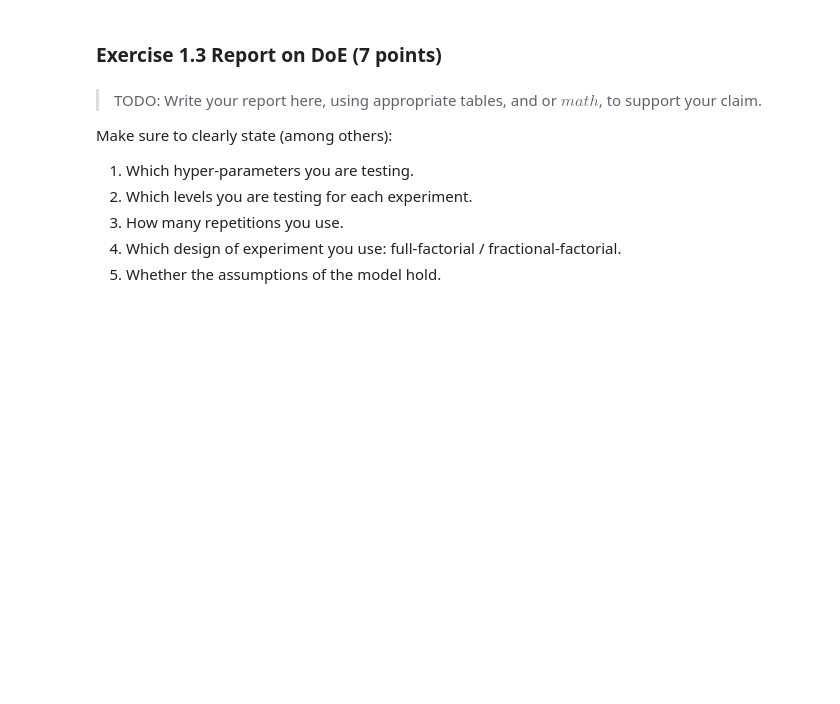
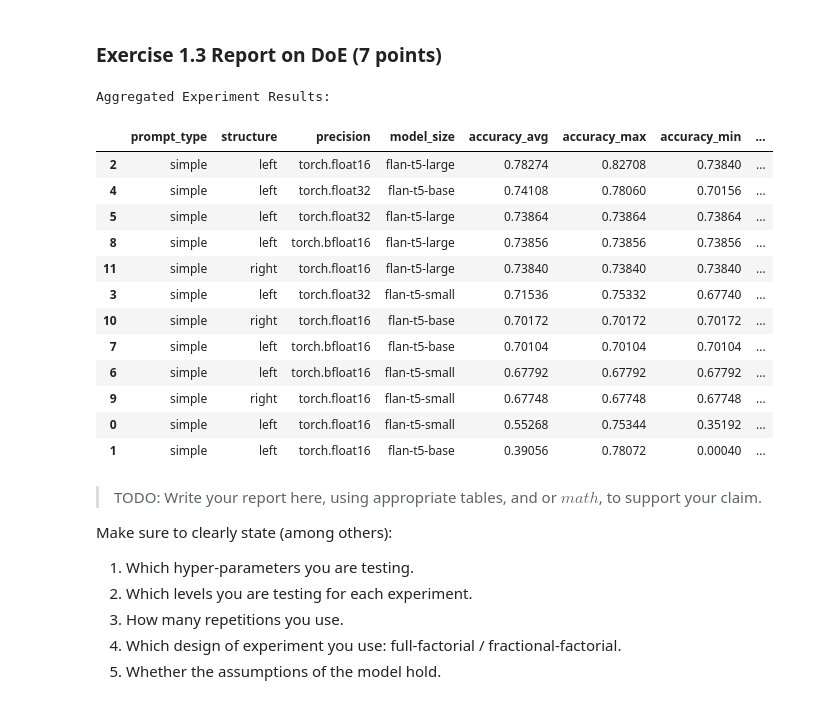
Before and after one commit to Sosekie/MSGAI, a Jupyter notebook: Lab/fcr_homework_llm.ipynb, the cells around one changed output. Drawn from its saved outputs; the diff is of its cells as text; code cells hidden in the pictures; blank space fills up the shorter version.

```diff
--- a/Lab/fcr_homework_llm.ipynb
+++ b/Lab/fcr_homework_llm.ipynb
@@ -1789,10 +1795,12 @@ def run_q2_evaluation(
         pbar.set_description(f'Batch {idx}')
         input_ids, attention_mask, label = batch['input_ids'].to(device), batch['attention_mask'].to(device), batch['label'].to(device)
 
+
         # TODO: You might need to implement something for your experiment here!
 
         # YOUR CODE GOES HERE
-        ...
+
+
         # END OF YOUR CODE
         outputs = model.generate(
             input_ids,
@@ -1802,6 +1810,14 @@ def run_q2_evaluation(
         prediction = tokenizer.batch_decode(outputs, skip_special_tokens=True)
         prediction_list.append(prediction)
         label_list.append(label.cpu().tolist())
+
+        if idx%100==0:
+            print('idx: ', idx)
+            print("input_ids: ", input_ids)
+            print("prediction: ", prediction)
+            print("label: ", label)
+            print("batch['text']: ", batch['text'])
+
     return prediction_list, label_list
 # %% [markdown]
 ### Exericse 2.2.1 Design of Experiments
@@ -1833,3 +1989,71 @@ Ellipsis
+# %%
+# TODO: Code for your evaluation of results and write a small report on the
+
+import json
+import pandas as pd
+
+experiment_results = []
+for config in EXPERIMENT_CONFIGURATIONS:
+    precision_str = str(config['precision'])
+
+    accuracies = []
+    begin_times = []
+    end_times = []
+
+    for i in range(1, 3):
+        file_path = f"results_few-shot/{config['model_size']}/{config['prompt_type']}_{config['structure']}_{precision_str}_{i}.json"
+
+        try:
+            with open(file_path, 'r') as f:
+                result = json.load(f)
+                accuracies.append(result['accuracy'])
+                begin_times.append(result['begin_time'])
+                end_times.append(result['end_time'])
+        except FileNotFoundError:
+            # print(f"File not found: {file_path}")
+            continue
+
+    if accuracies:
+        experiment_results.append({
+            'prompt_type': config['prompt_type'],
+            'structure': config['structure'],
+            'precision': precision_str,
+            'model_size': config['model_size'],
+            'accuracy_avg': sum(accuracies) / len(accuracies),
+            'accuracy_max': max(accuracies),
+            'accuracy_min': min(accuracies),
+            'begin_time_avg': sum(begin_times) / len(begin_times),
+            'begin_time_max': max(begin_times),
+            'begin_time_min': min(begin_times),
+            'end_time_avg': sum(end_times) / len(end_times),
+            'end_time_max': max(end_times),
+            'end_time_min': min(end_times),
+        })
+
+df_results = pd.DataFrame(experiment_results)[[
+    'prompt_type', 'structure', 'precision', 'model_size',
+    'accuracy_avg', 'accuracy_max', 'accuracy_min',
+    'begin_time_avg', 'begin_time_max', 'begin_time_min',
+    'end_time_avg', 'end_time_max', 'end_time_min'
+]].sort_values(by='accuracy_avg', ascending=False)
+
+print("Aggregated Experiment Results:")
+display(df_results)
+# %% [output]
+Aggregated Experiment Results:
+|  | prompt_type | structure | precision | model_size | accuracy_avg | accuracy_max | accuracy_min | ... |
+| 2 | simple | left | torch.float16 | flan-t5-large | 0.78274 | 0.82708 | 0.73840 | ... |
+| 4 | simple | left | torch.float32 | flan-t5-base | 0.74108 | 0.78060 | 0.70156 | ... |
+| 5 | simple | left | torch.float32 | flan-t5-large | 0.73864 | 0.73864 | 0.73864 | ... |
+| 8 | simple | left | torch.bfloat16 | flan-t5-large | 0.73856 | 0.73856 | 0.73856 | ... |
+| 11 | simple | right | torch.float16 | flan-t5-large | 0.73840 | 0.73840 | 0.73840 | ... |
+| 3 | simple | left | torch.float32 | flan-t5-small | 0.71536 | 0.75332 | 0.67740 | ... |
+| 10 | simple | right | torch.float16 | flan-t5-base | 0.70172 | 0.70172 | 0.70172 | ... |
+| 7 | simple | left | torch.bfloat16 | flan-t5-base | 0.70104 | 0.70104 | 0.70104 | ... |
+| 6 | simple | left | torch.bfloat16 | flan-t5-small | 0.67792 | 0.67792 | 0.67792 | ... |
+| 9 | simple | right | torch.float16 | flan-t5-small | 0.67748 | 0.67748 | 0.67748 | ... |
+| 0 | simple | left | torch.float16 | flan-t5-small | 0.55268 | 0.75344 | 0.35192 | ... |
+| 1 | simple | left | torch.float16 | flan-t5-base | 0.39056 | 0.78072 | 0.00040 | ... |
 # %% [markdown]
 
 > TODO: Write your report here, using appropriate tables, and or $math$, to support your claim.
```
Also changed, not shown: parts of 22 cells of this notebook, 4 other files.
